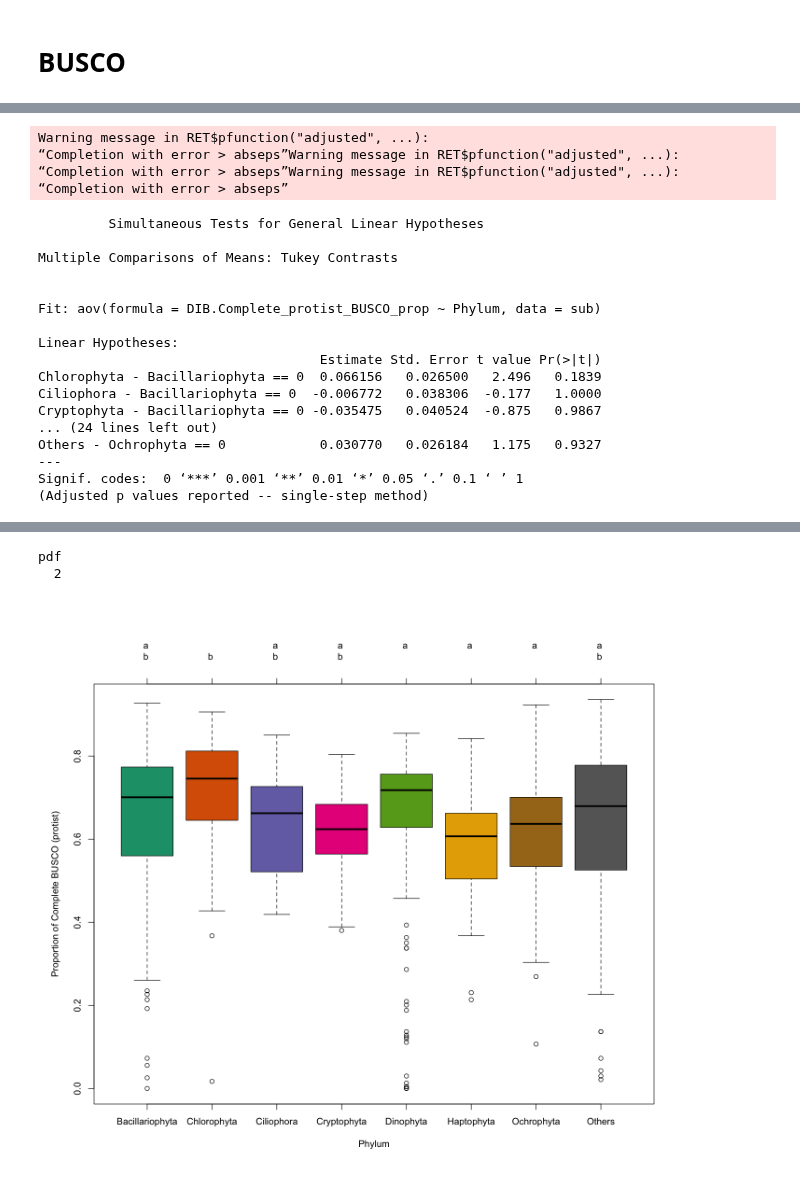
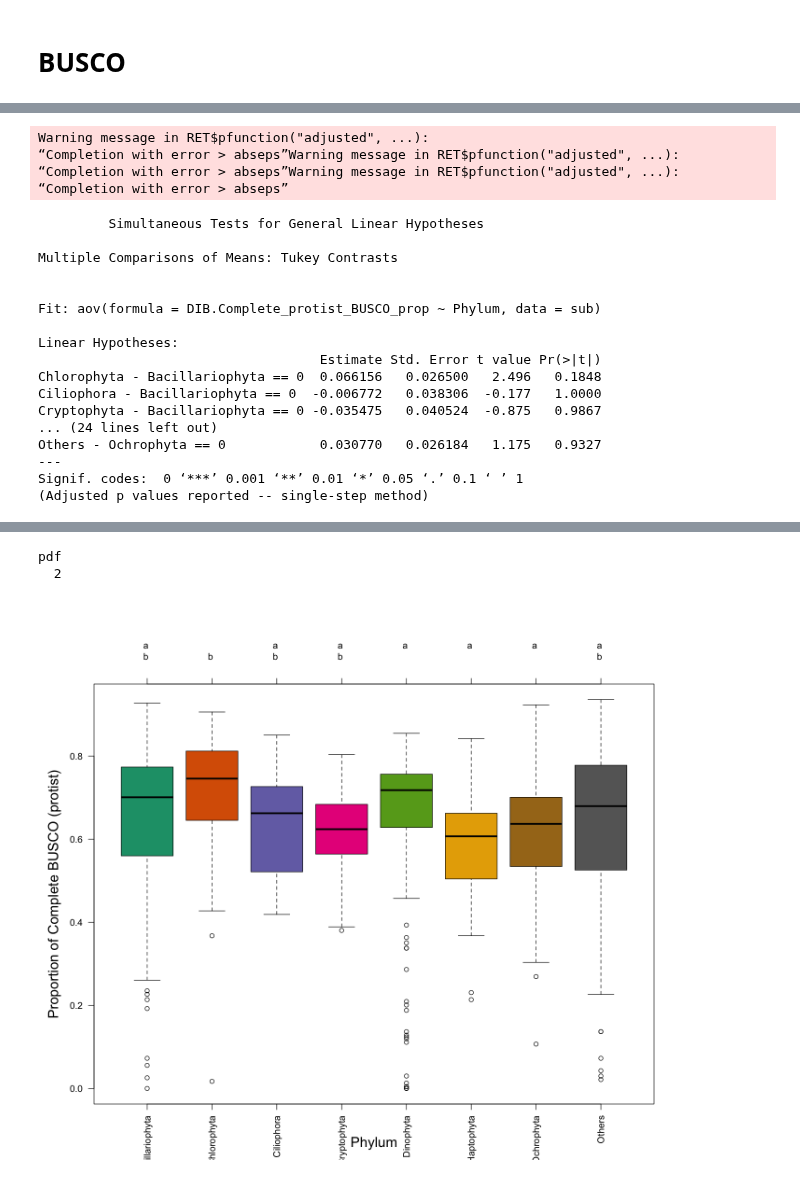
Before and after one commit to johnsolk/MMETSP, a Jupyter notebook: Figure8_taxo_aov.ipynb, the cells around one changed output, grey strips where cells are left out. Saved outputs shown, nothing was run; the diff lists cells and outputs as text; code cells hidden in the pictures.

```diff
--- a/Figure8_taxo_aov.ipynb
+++ b/Figure8_taxo_aov.ipynb
@@ -331,9 +343,9 @@ opar<-par(mai=c(1,1,1.5,1))
 options(repr.plot.width=12, repr.plot.height=10)
 pdf("paper/Figure8_tukey_taxa_BUSCO_protist.pdf",width=11,height=8.5)
 png("paper/Figure8_tukey_taxa_BUSCO_protist.png",width=11,height=8.5,units="in",res=1200)
-plot(tuk.cld.f,col=colors)
+plot(tuk.cld.f,col=colors, ylab="Proportion of Complete BUSCO (protist)",cex.lab=1.5,cex.axis=1.5,srt=45, las=2)
 dev.off()
-plot(tuk.cld.f,col=colors, ylab="Proportion of Complete BUSCO (protist)")
+plot(tuk.cld.f,col=colors, ylab="Proportion of Complete BUSCO (protist)",cex.lab=1.5,cex.axis=1,srt=45, las=2)
 # %% [output]
 Warning message in RET$pfunction("adjusted", ...):
 “Completion with error > abseps”Warning message in RET$pfunction("adjusted", ...):
@@ -348,7 +360,7 @@ Fit: aov(formula = DIB.Complete_protist_BUSCO_prop ~ Phylum, data = sub)
 
 Linear Hypotheses:
                                     Estimate Std. Error t value Pr(>|t|)
-Chlorophyta - Bacillariophyta == 0  0.066156   0.026500   2.496   0.1839
+Chlorophyta - Bacillariophyta == 0  0.066156   0.026500   2.496   0.1848
 Ciliophora - Bacillariophyta == 0  -0.006772   0.038306  -0.177   1.0000
 Cryptophyta - Bacillariophyta == 0 -0.035475   0.040524  -0.875   0.9867
 ... (24 lines left out)
@@ -362,7 +373,7 @@ Warning message in RET$pfunction("adjusted", ...):
 “Completion with error > abseps”
 pdf
   2
-[figure, old version]
+[figure, new version]
 # %%
 par(mfrow=c(2,2))
 pdf("paper/Figure8_all.pdf", width=8.5, height=11)
```
Also changed, not shown: parts of 8 cells of this notebook, 13 other files.
